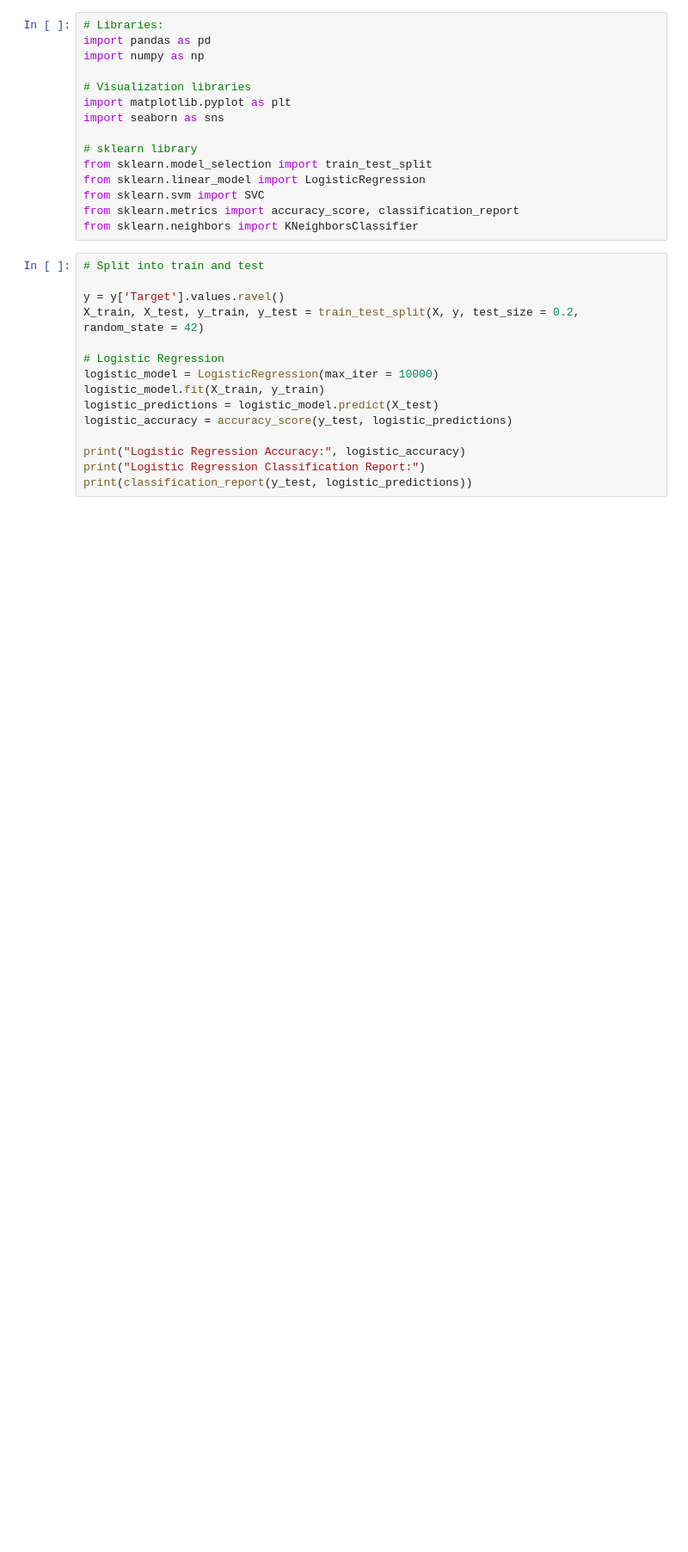
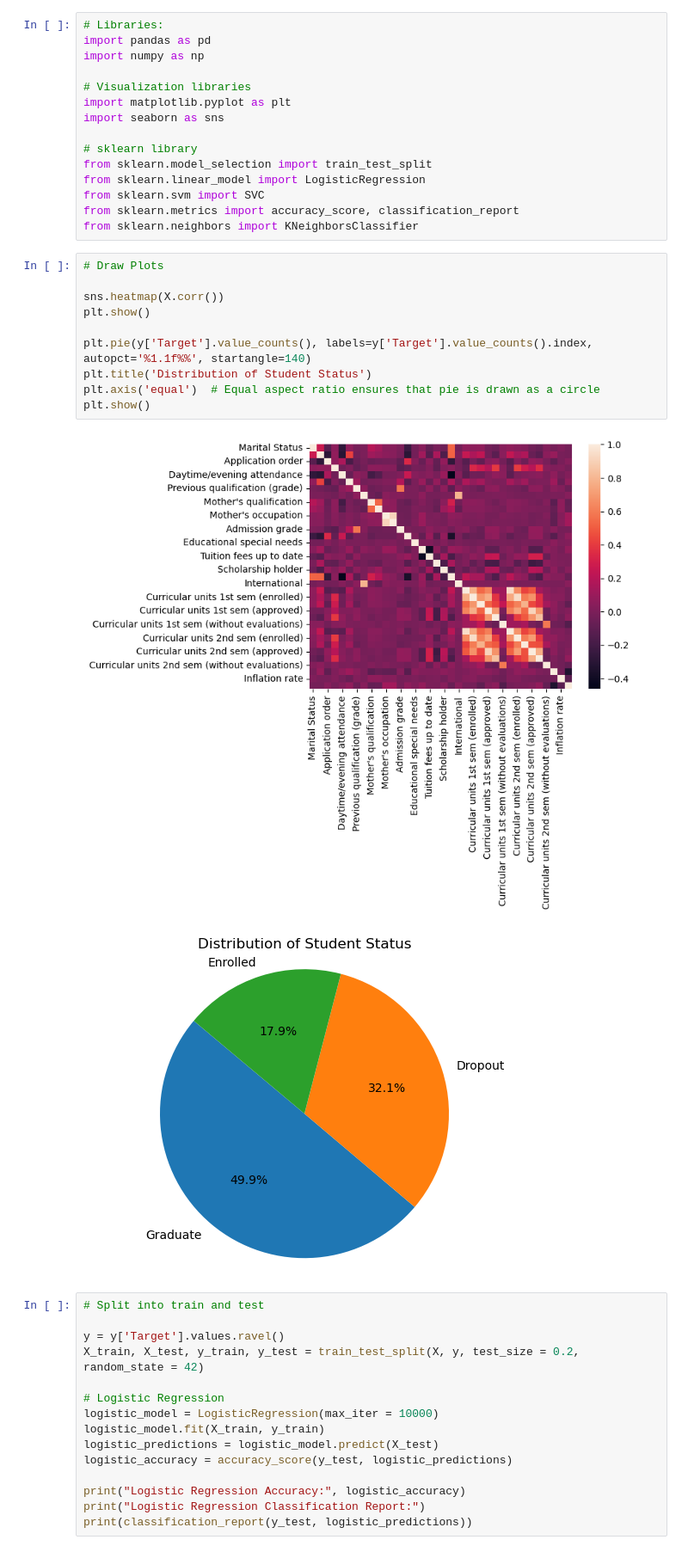
Before and after one commit to addie9425/CS-412-Group-Project, a Jupyter notebook: LR SVM KNN notebook.ipynb, the cells around one changed output. Shown at 86% size. Saved outputs shown, nothing was run; the diff lists cells and outputs as text; blank space fills up the shorter version.

Commit message:
Adding plots to notebook

```diff
--- a/LR SVM KNN notebook.ipynb
+++ b/LR SVM KNN notebook.ipynb
@@ -78,6 +78,19 @@ from sklearn.linear_model import LogisticRegression
 from sklearn.svm import SVC
 from sklearn.metrics import accuracy_score, classification_report
 from sklearn.neighbors import KNeighborsClassifier
+# %%
+# Draw Plots
+
+sns.heatmap(X.corr())
+plt.show()
+
+plt.pie(y['Target'].value_counts(), labels=y['Target'].value_counts().index, autopct='%1.1f%%', startangle=140)
+plt.title('Distribution of Student Status')
+plt.axis('equal')  # Equal aspect ratio ensures that pie is drawn as a circle
+plt.show()
+# %% [output]
+[figure, added]
+[figure, added]
 # %%
 # Split into train and test
 
```
